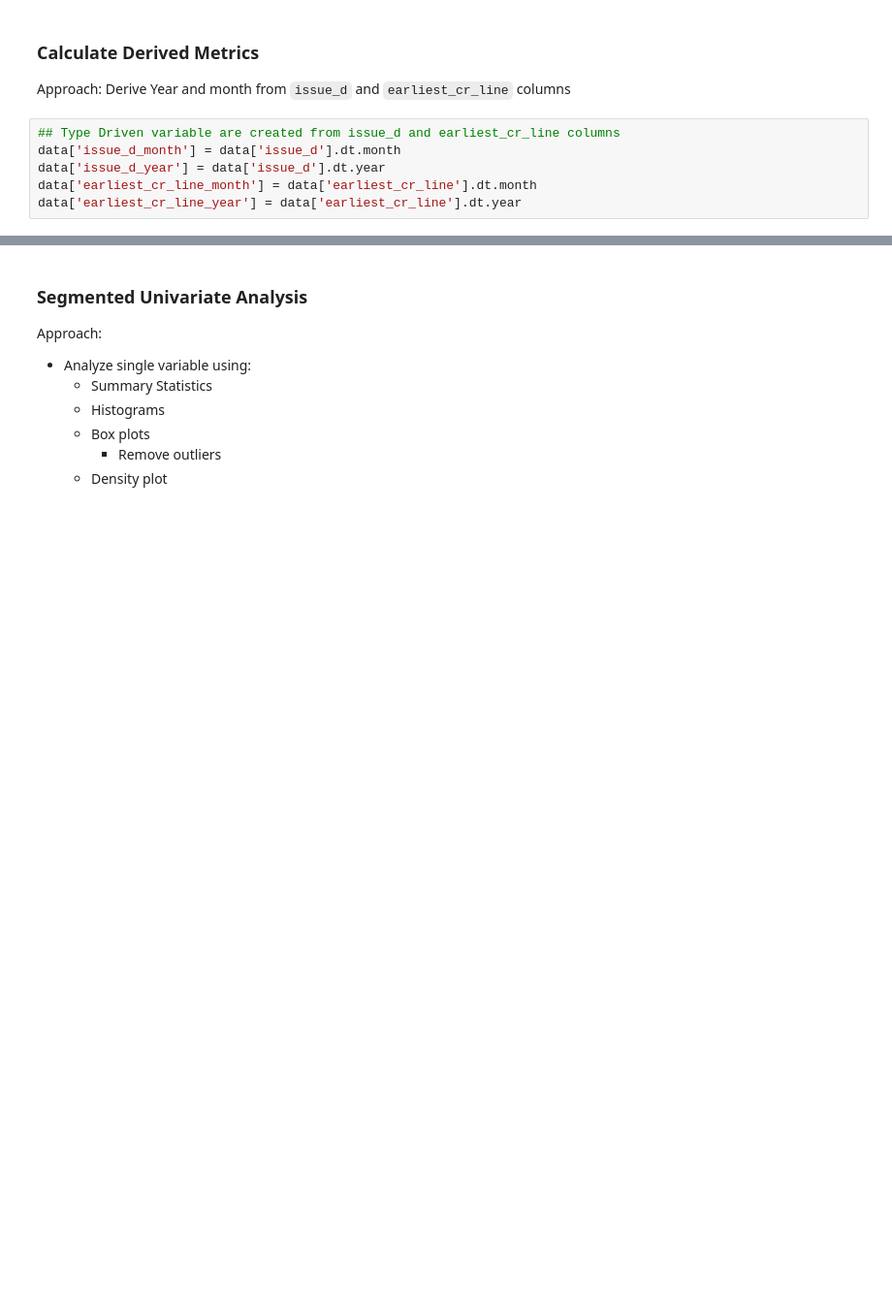
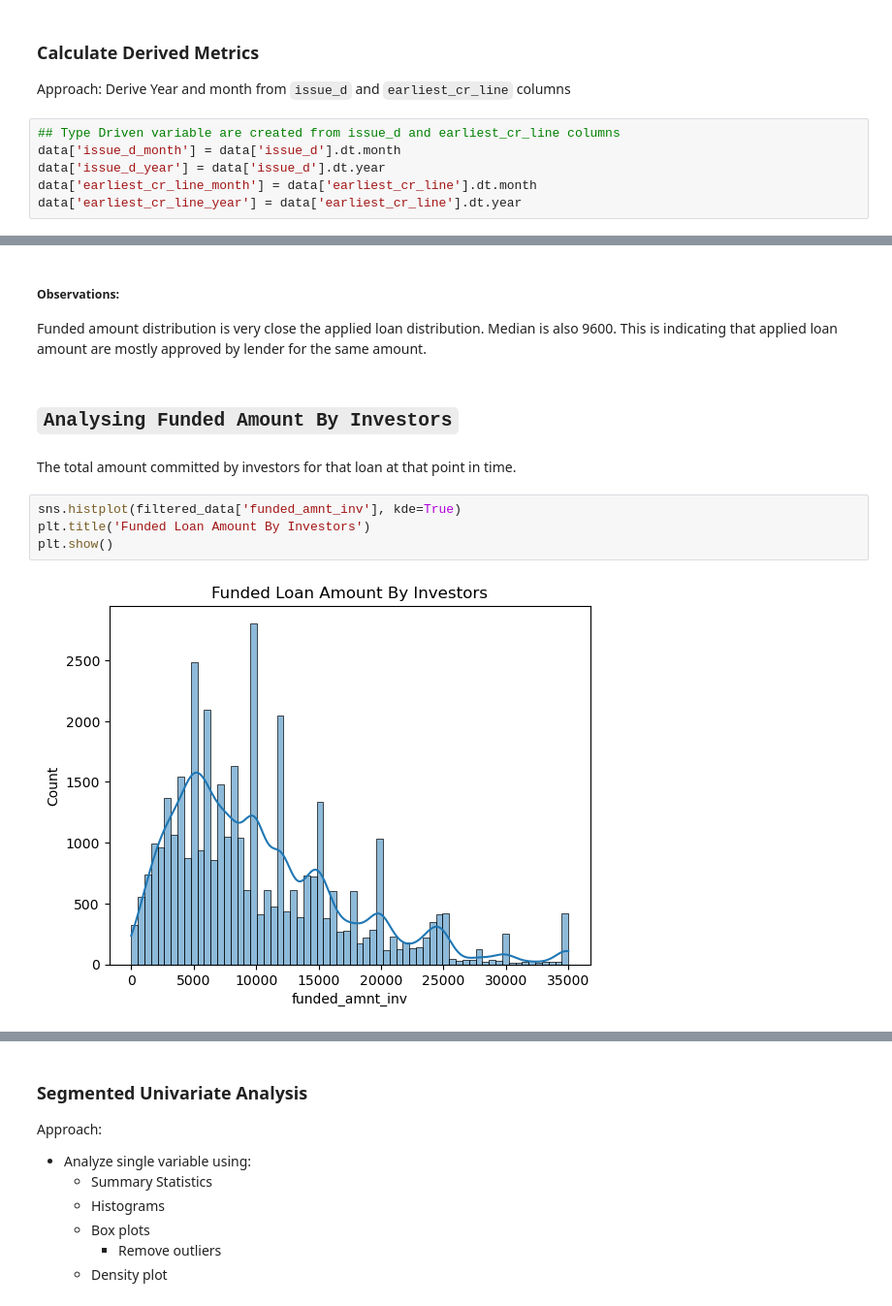
Before and after one commit to nigamreetesh84/LendingClubCasseStudy, a Jupyter notebook: Reetesh_Nigam.ipynb, the cells around one changed output, grey strips where cells are left out. Shown: that part at 97% size. Drawn from its saved outputs; the diff is of its cells as text; blank space fills up the shorter version.

```diff
--- a/Reetesh_Nigam.ipynb
+++ b/Reetesh_Nigam.ipynb
@@ -388,0 +484,14 @@ Approach: Analyze single variable using:
+# %% [markdown]
+##### Observations:
+Funded amount distribution is very close the applied loan distribution. Median is also 9600.
+This is indicating that applied loan amount are mostly approved by lender for the same amount.
+# %% [markdown]
+## `Analysing Funded Amount By Investors`
+# %% [markdown]
+The total amount committed by investors for that loan at that point in time.
+# %%
+sns.histplot(filtered_data['funded_amnt_inv'], kde=True)
+plt.title('Funded Loan Amount By Investors')
+plt.show()
+# %% [output]
+[figure, added]
```
Also changed, not shown: parts of 80 cells of this notebook, 1 other file.
